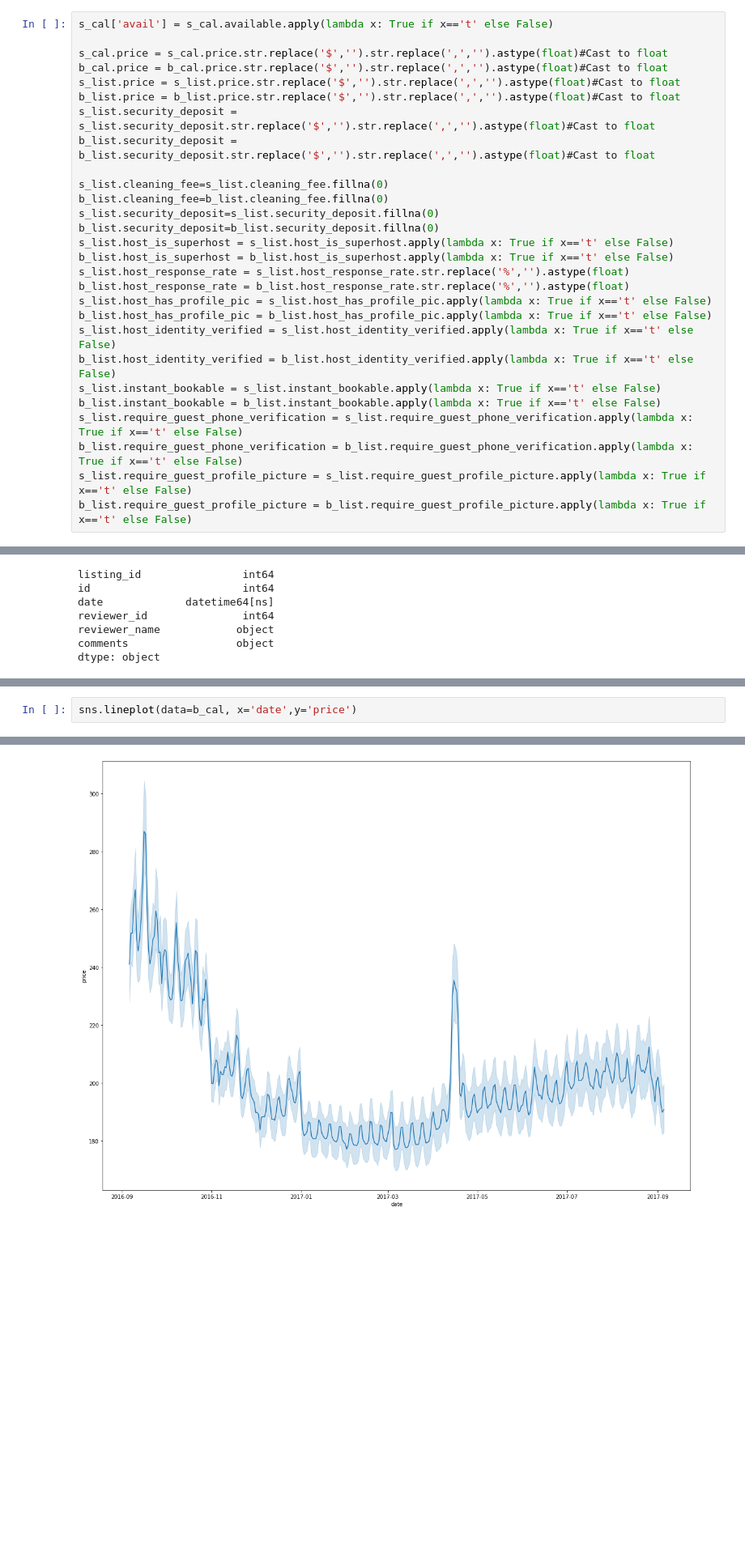
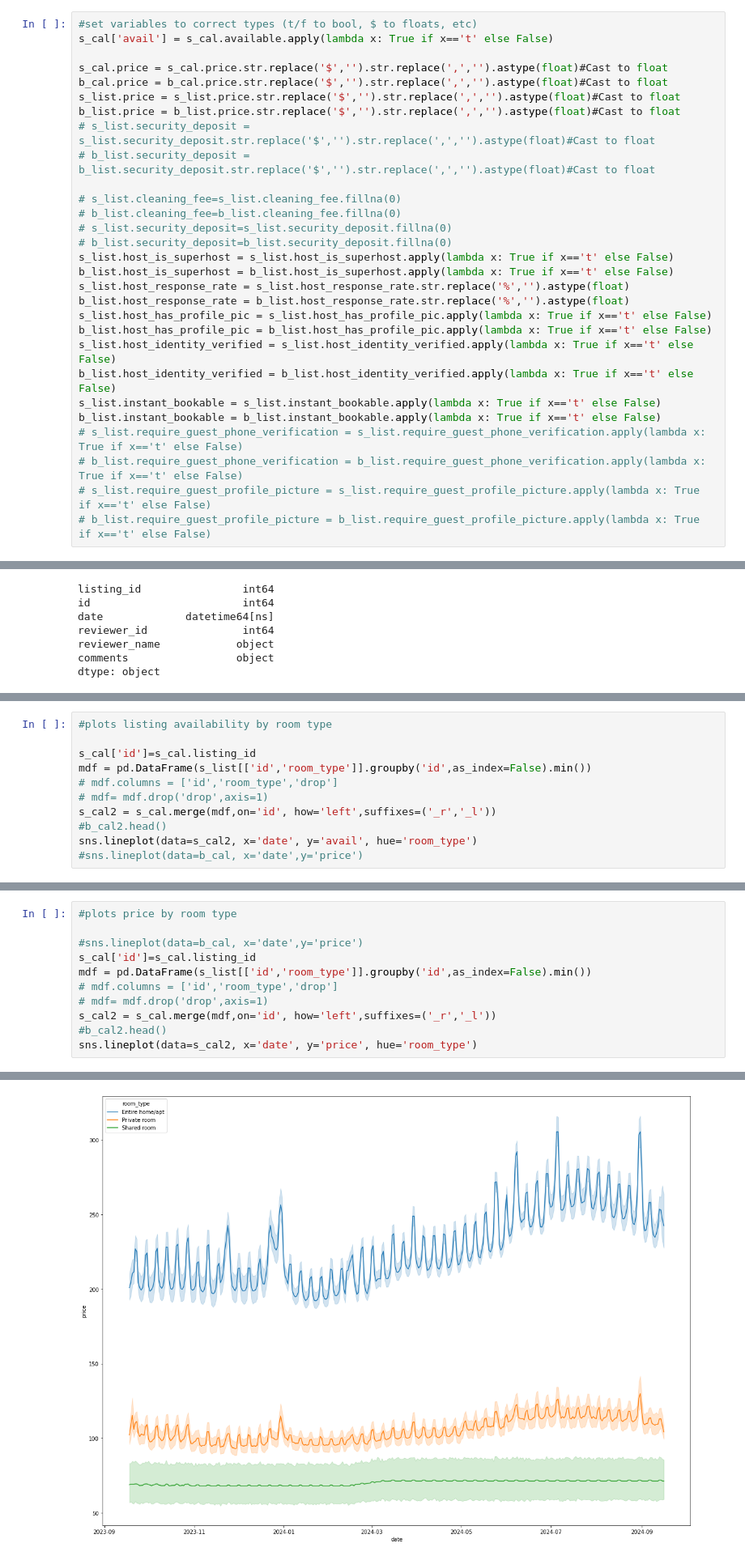
Before and after one commit to kylemfspurgeon/AirBnB_Udacity, a Jupyter notebook: AirBnB_exploration.ipynb, the cells around one changed output, grey strips where cells are left out. Shown at 81% size. Drawn from its saved outputs; the diff is of its cells as text; blank space fills up the shorter version.

```diff
--- a/AirBnB_exploration.ipynb
+++ b/AirBnB_exploration.ipynb
@@ -91,17 +97,18 @@ dtype: object
 # %%
+#set variables to correct types (t/f to bool, $ to floats, etc)
 s_cal['avail'] = s_cal.available.apply(lambda x: True if x=='t' else False)
 
 s_cal.price = s_cal.price.str.replace('$','').str.replace(',','').astype(float)#Cast to float
 b_cal.price = b_cal.price.str.replace('$','').str.replace(',','').astype(float)#Cast to float
 s_list.price = s_list.price.str.replace('$','').str.replace(',','').astype(float)#Cast to float
 b_list.price = b_list.price.str.replace('$','').str.replace(',','').astype(float)#Cast to float
-s_list.security_deposit = s_list.security_deposit.str.replace('$','').str.replace(',','').astype(float)#Cast to float
-b_list.security_deposit = b_list.security_deposit.str.replace('$','').str.replace(',','').astype(float)#Cast to float
+# s_list.security_deposit = s_list.security_deposit.str.replace('$','').str.replace(',','').astype(float)#Cast to float
+# b_list.security_deposit = b_list.security_deposit.str.replace('$','').str.replace(',','').astype(float)#Cast to float
 
-s_list.cleaning_fee=s_list.cleaning_fee.fillna(0)
-b_list.cleaning_fee=b_list.cleaning_fee.fillna(0)
-s_list.security_deposit=s_list.security_deposit.fillna(0)
-b_list.security_deposit=b_list.security_deposit.fillna(0)
+# s_list.cleaning_fee=s_list.cleaning_fee.fillna(0)
+# b_list.cleaning_fee=b_list.cleaning_fee.fillna(0)
+# s_list.security_deposit=s_list.security_deposit.fillna(0)
+# b_list.security_deposit=b_list.security_deposit.fillna(0)
 s_list.host_is_superhost = s_list.host_is_superhost.apply(lambda x: True if x=='t' else False)
 b_list.host_is_superhost = b_list.host_is_superhost.apply(lambda x: True if x=='t' else False)
 s_list.host_response_rate = s_list.host_response_rate.str.replace('%','').astype(float)
@@ -112,7 +119,7 @@ s_list.host_identity_verified = s_list.host_identity_verified.apply(lambda x: Tr
 b_list.host_identity_verified = b_list.host_identity_verified.apply(lambda x: True if x=='t' else False)
 s_list.instant_bookable = s_list.instant_bookable.apply(lambda x: True if x=='t' else False)
 b_list.instant_bookable = b_list.instant_bookable.apply(lambda x: True if x=='t' else False)
-s_list.require_guest_phone_verification = s_list.require_guest_phone_verification.apply(lambda x: True if x=='t' else False)
-b_list.require_guest_phone_verification = b_list.require_guest_phone_verification.apply(lambda x: True if x=='t' else False)
-s_list.require_guest_profile_picture = s_list.require_guest_profile_picture.apply(lambda x: True if x=='t' else False)
-b_list.require_guest_profile_picture = b_list.require_guest_profile_picture.apply(lambda x: True if x=='t' else False)
+# s_list.require_guest_phone_verification = s_list.require_guest_phone_verification.apply(lambda x: True if x=='t' else False)
+# b_list.require_guest_phone_verification = b_list.require_guest_phone_verification.apply(lambda x: True if x=='t' else False)
+# s_list.require_guest_profile_picture = s_list.require_guest_profile_picture.apply(lambda x: True if x=='t' else False)
+# b_list.require_guest_profile_picture = b_list.require_guest_profile_picture.apply(lambda x: True if x=='t' else False)
@@ -176,0 +191,11 @@ sns.lineplot(data=b_cal, x='date', y='avail')
+# %%
+#plots listing availability by room type
+
+s_cal['id']=s_cal.listing_id
+mdf = pd.DataFrame(s_list[['id','room_type']].groupby('id',as_index=False).min())
+# mdf.columns = ['id','room_type','drop']
+# mdf= mdf.drop('drop',axis=1)
+s_cal2 = s_cal.merge(mdf,on='id', how='left',suffixes=('_r','_l'))
+#b_cal2.head()
+sns.lineplot(data=s_cal2, x='date', y='avail', hue='room_type')
+#sns.lineplot(data=b_cal, x='date',y='price')
@@ -214,6 +253,15 @@ sns.lineplot(data=b_cal, x='date',y='price')
 # %%
-sns.lineplot(data=b_cal, x='date',y='price')
+#plots price by room type
+
+#sns.lineplot(data=b_cal, x='date',y='price')
+s_cal['id']=s_cal.listing_id
+mdf = pd.DataFrame(s_list[['id','room_type']].groupby('id',as_index=False).min())
+# mdf.columns = ['id','room_type','drop']
+# mdf= mdf.drop('drop',axis=1)
+s_cal2 = s_cal.merge(mdf,on='id', how='left',suffixes=('_r','_l'))
+#b_cal2.head()
+sns.lineplot(data=s_cal2, x='date', y='price', hue='room_type')
 # %% [output]
 <AxesSubplot:xlabel='date', ylabel='price'>
-[figure, old version]
+[figure, new version]
 # %%
```
Also changed, not shown: parts of 40 cells of this notebook.
